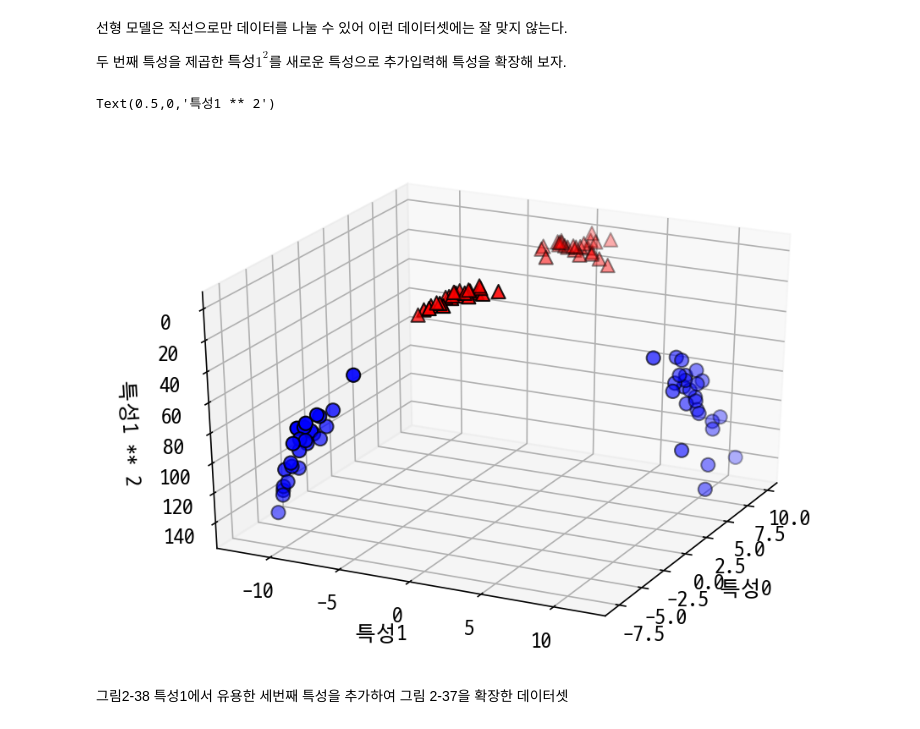
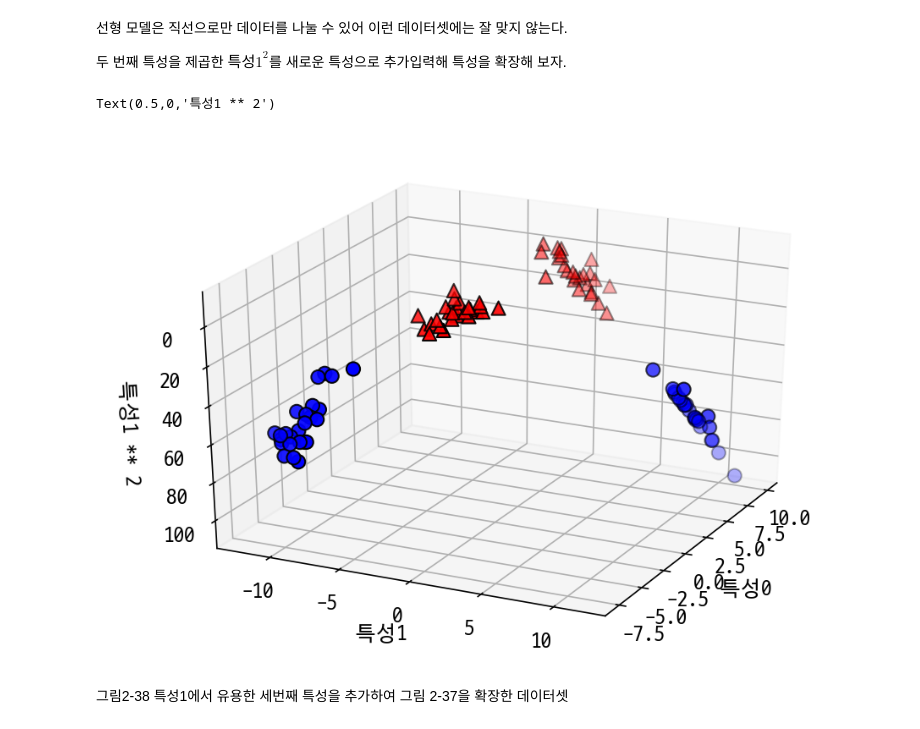
Before and after one commit to hopypark/Intro_ML, a Jupyter notebook: 02.supervised_learning_2.ipynb, the cells around one changed output. Cells and saved outputs as stored; diff of their text form; code cells hidden in the pictures.

```diff
--- a/02.supervised_learning_2.ipynb
+++ b/02.supervised_learning_2.ipynb
@@ -582,24 +611,24 @@ Text(0,0.5,'특성 1')
 두 번째 특성을 제곱한 ${특성1}^{2}$를 새로운 특성으로 추가입력해 특성을 확장해 보자.
 # %%
 # 두 번째 특성을 제곱하여 추가합니다
-X_new = np.hstack([X, X[:, 1:] ** 2])
+X_new = np.hstack([X, X[:, 1:] * X[:, :1]])
 
 from mpl_toolkits.mplot3d import Axes3D, axes3d
 figure = plt.figure()
 # 3차원 그래프
 ax = Axes3D(figure, elev=-152, azim=-26)
 # y == 0 인 포인트를 먼저 그리고 그 다음 y == 1 인 포인트를 그립니다
 mask = y == 0
 ax.scatter(X_new[mask, 0], X_new[mask, 1], X_new[mask, 2], c='b',
            cmap=mglearn.cm2, s=60, edgecolor='k')
 ax.scatter(X_new[~mask, 0], X_new[~mask, 1], X_new[~mask, 2], c='r', marker='^',
            cmap=mglearn.cm2, s=60, edgecolor='k')
 ax.set_xlabel("특성0")
 ax.set_ylabel("특성1")
 ax.set_zlabel("특성1 ** 2")
 # %% [output]
 Text(0.5,0,'특성1 ** 2')
-[figure, old version]
+[figure, new version]
 # %% [markdown]
 그림2-38 특성1에서 유용한 세번째 특성을 추가하여 그림 2-37을 확장한 데이터셋
 # %% [markdown]
```
Also changed, not shown: parts of 5 cells of this notebook, 3 other files.
